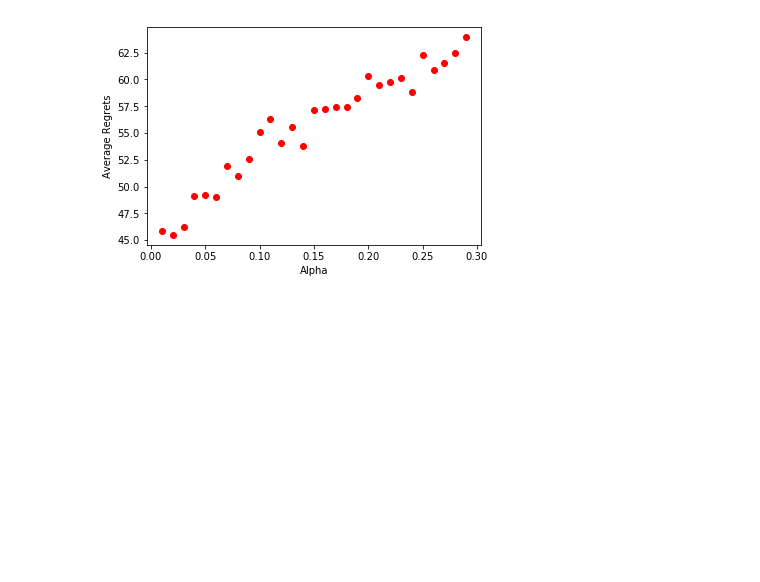
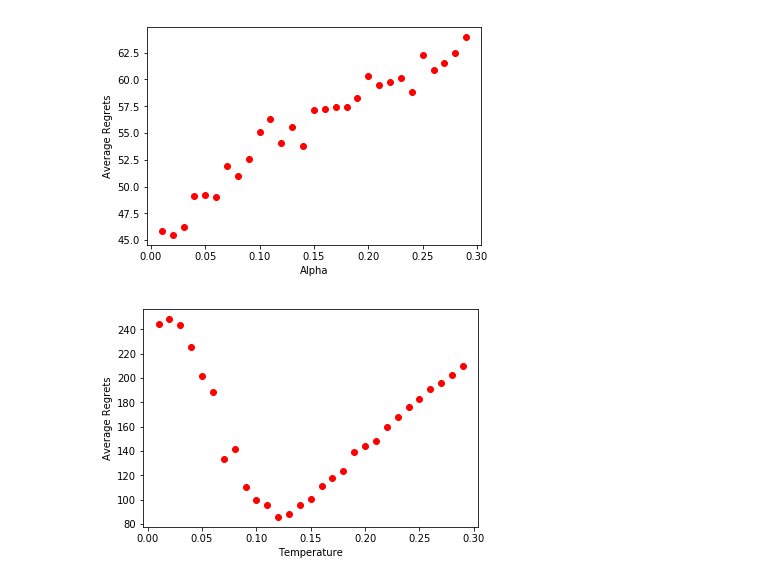
Before and after one commit to jhurwitzupenn/MultiArmedBandit, a Jupyter notebook: experimentalResults/Graphing.ipynb, the cells around one changed output. Drawn from its saved outputs; the diff is of its cells as text; code cells hidden in the pictures; blank space fills up the shorter version.

Commit message:
Added graphing and renamed experiments

```diff
--- a/examples/Graphing.ipynb
+++ b/experimentalResults/Graphing.ipynb
@@ -151,0 +118,36 @@ plt.show()
+# %%
+plt.plot(np.arange(0.01, .3, 0.01), [244.51599999999962,
+ 248.41200000000012,
+ 243.87200000000038,
+ 225.57099999999915,
+ 201.74299999999883,
+ 188.5919999999995,
+ 133.11699999999945,
+ 141.65999999999943,
+ 110.15199999999899,
+ 99.26599999999911,
+ 95.319999999999496,
+ 85.678999999999633,
+ 87.854999999999649,
+ 95.403999999999627,
+ 100.4339999999997,
+ 111.09199999999956,
+ 117.84799999999964,
+ 123.83899999999957,
+ 138.90099999999956,
+ 144.05899999999946,
+ 148.57799999999949,
+ 159.98299999999929,
+ 168.18599999999935,
+ 176.32899999999935,
+ 182.42499999999939,
+ 190.88499999999928,
+ 196.18699999999924,
+ 202.38799999999927,
+ 210.11599999999933], 'ro')
+plt.xlabel('Temperature')
+plt.ylabel('Average Regrets')
+plt.savefig("softMax.png")
+plt.show()
+# %% [output]
+[figure, added]
```
Also changed, not shown: parts of 1 cell of this notebook, 6 other files.
